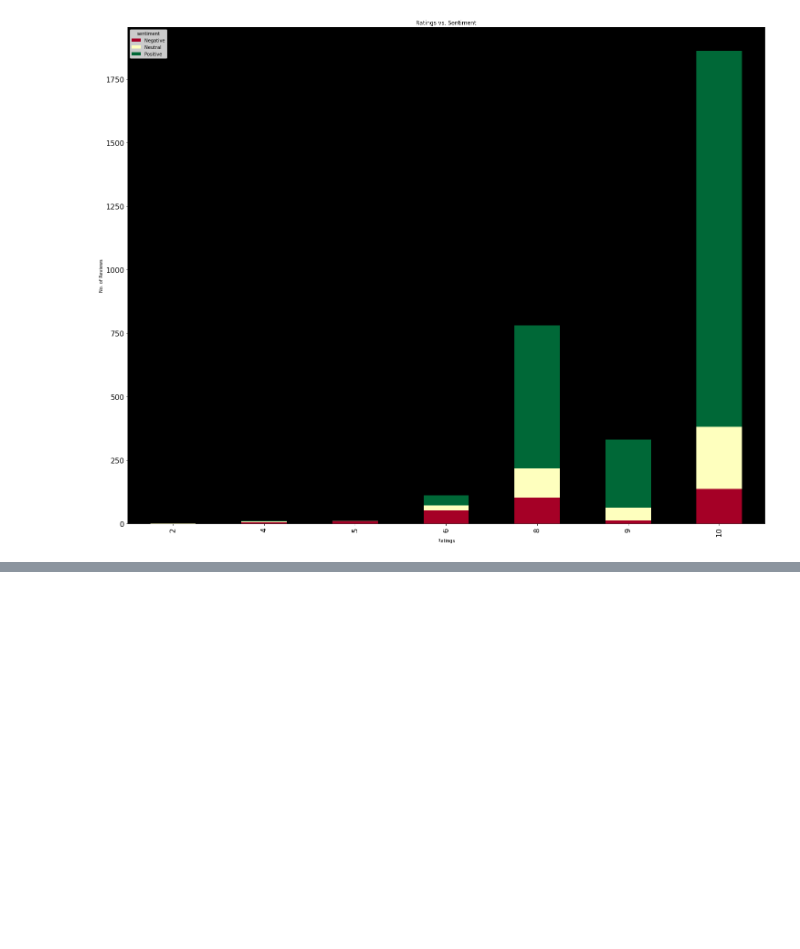
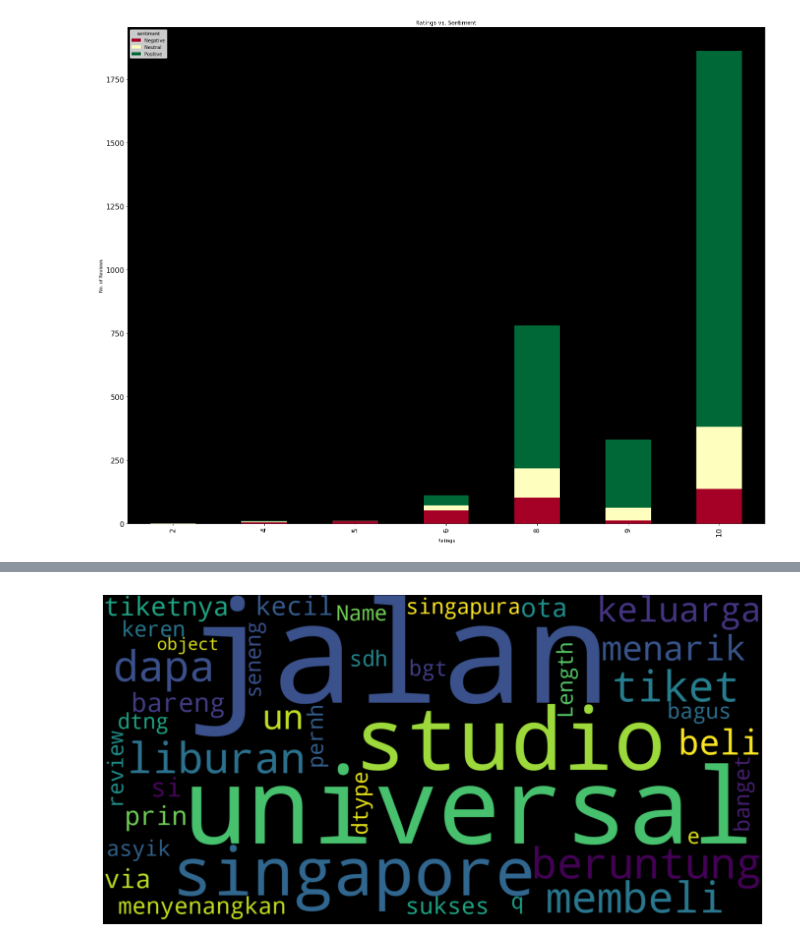
Before and after one commit to kilvear/Guest-Feedback-Insights, a Jupyter notebook: sentiment_analysis/sentiment_analysis.ipynb, the cells around one changed output, grey strips where cells are left out. Drawn from its saved outputs; the diff is of its cells as text; code cells hidden in the pictures; blank space fills up the shorter version.

```diff
--- a/sentiment_analysis/sentiment_analysis.ipynb
+++ b/sentiment_analysis/sentiment_analysis.ipynb
@@ -127,0 +157,26 @@ df2
+# %%
+from wordcloud import WordCloud, STOPWORDS
+import matplotlib.pyplot as plt
+import nltk
+nltk.download('stopwords')
+from nltk.corpus import stopwords
+
+def show_wordcloud(data, title = None):
+
+    # Using custom set of Bahasa Indonesia stopwords
+    with open('../resources/combined_stop_words.txt') as f:
+        stopwords = [x.rstrip() for x in f]
+
+    wordcloud = WordCloud(
+        width=1600,
+        height=800,
+    ).generate(str(data))
+
+    fig = plt.figure(1, figsize=(12, 12))
+    plt.axis('off')
+    if title:
+        fig.suptitle(title, fontsize=20)
+        fig.subplots_adjust(top=2.3)
+
+    plt.imshow(wordcloud)
+    plt.show()
@@ -127,0 +199,4 @@ df2
+# %%
+show_wordcloud(df['review'])
+# %% [output]
+[figure, added]
```
Also changed, not shown: parts of 6 cells of this notebook, 9 other files.
